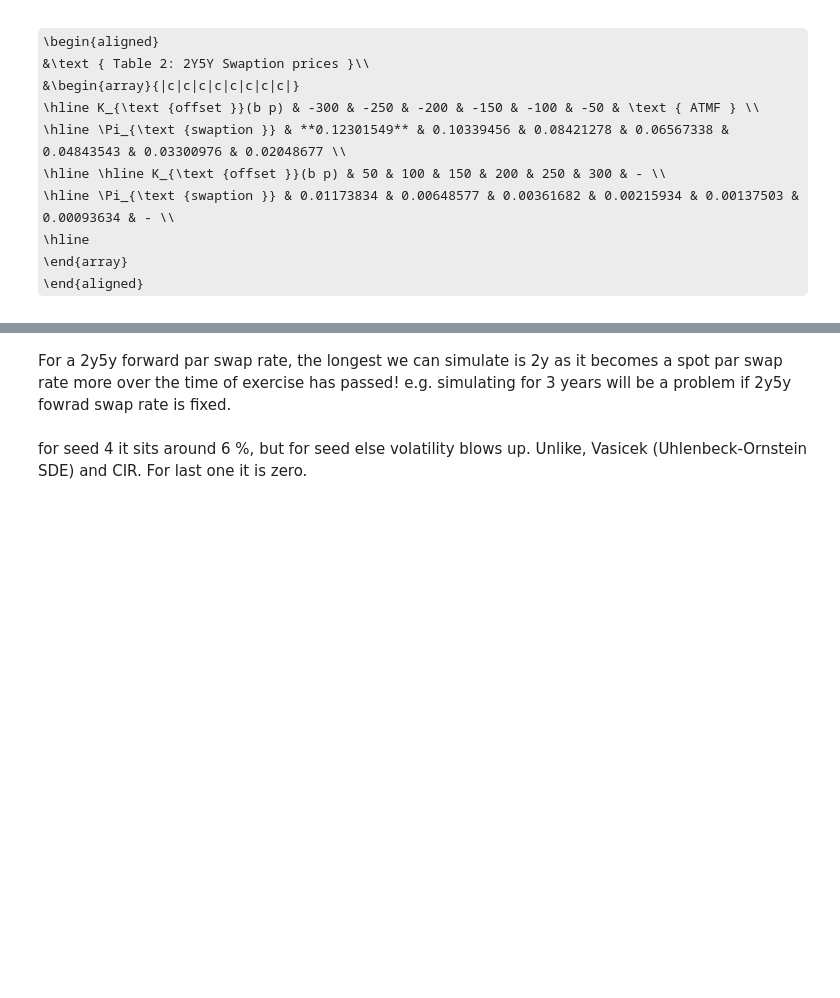
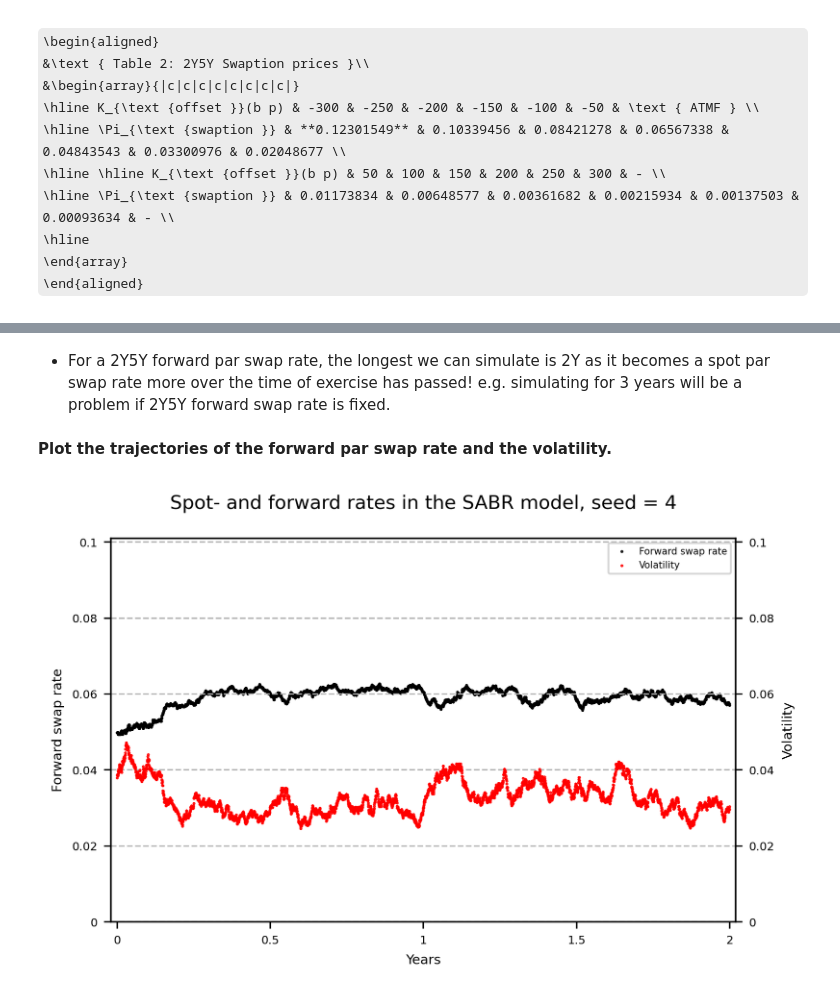
Before and after one commit to HansChristianPOLIT/Fixed-Income-Derivatives, a Jupyter notebook: SABRprep.ipynb, the cells around one changed output, grey strips where cells are left out. Saved outputs shown, nothing was run; the diff lists cells and outputs as text; code cells hidden in the pictures; some formulas as TeX source; blank space fills up the shorter version.

```diff
--- a/SABRprep.ipynb
+++ b/SABRprep.ipynb
@@ -108,4 +189,46 @@ NameError: name 'K_swaption_offset' is not defined
 # %% [markdown]
-For a 2y5y forward par swap rate, the longest we can simulate is 2y as it becomes a spot par swap rate more over the time of exercise has passed! e.g. simulating for 3 years will be a problem if 2y5y fowrad swap rate is fixed.
+- For a 2Y5Y forward par swap rate, the longest we can simulate is 2Y as it becomes a spot par swap rate more over the time of exercise has passed! e.g. simulating for 3 years will be a problem if 2Y5Y forward swap rate is fixed.
-# %% [markdown]
-for seed 4 it sits around 6 %, but for seed else volatility blows up. Unlike, Vasicek (Uhlenbeck-Ornstein SDE) and CIR. For last one it is zero.
+# %% [markdown]
+**Plot the trajectories of the forward par swap rate and the volatility.**
+# %%
+seed = 4  # Plot that looks realistic
+#seed = 13 # volatility blows up
+#seed = 3  # Volatility goes to 0 14 maybe
+#np.random.seed(4)  # Plot that looks realistic
+#np.random.seed(13)  # Volatility blows up
+#np.random.seed(3)  # Volatility goes to 0 14 maybe
+np.random.seed(seed)
+T_simul, M_simul = 2, 4_000
+F_simul, sigma_simul = fid.sabr_simul(R_swap,sigma_0,beta,upsilon,rho,M_simul,T_simul)
+t_simul = np.array([i*T_simul/M_simul for i in range(0,M_simul+1)])
+# %%
+# PLot of simulated values in the SABR model
+fig = plt.figure(constrained_layout=False, dpi = 300, figsize = (6,4))
+fig.suptitle(f"Spot- and forward rates in the SABR model, seed = {seed}", fontsize = 10)
+gs = fig.add_gridspec(nrows=1,ncols=1,left=0.12,bottom=0.2,right=0.88,top=0.90,wspace=0,hspace=0)
+ax = fig.add_subplot(gs[0,0])
+xticks = [0,0.5,1,1.5,2]
+ax.set_xticks(xticks)
+ax.set_xticklabels(xticks,fontsize = 6)
+ax.set_xlim([xticks[0]-0.02,xticks[-1]+0.02])
+plt.xlabel(f"Years",fontsize = 7)
+ax.set_yticks([0,0.02,0.04,0.06,0.08,0.1])
+ax.set_yticklabels([0,0.02,0.04,0.06,0.08,0.1],fontsize = 6)
+ax.set_ylim([0,0.101])
+plt.grid(axis = 'y', which='major', color=(0.7,0.7,0.7,0), linestyle='--')
+# plt.minorticks_on()
+# plt.grid(which='minor', color='grey', linestyle='--')
+ax.set_ylabel(f"Forward swap rate",fontsize = 7)
+p1 = ax.scatter(t_simul, F_simul, s = 1, color = 'black', marker = ".",label="Forward swap rate")
+ax2 = ax.twinx()
+ax2.set_yticks([0,0.02,0.04,0.06,0.08,0.1])
+ax2.set_yticklabels([0,0.02,0.04,0.06,0.08,0.1],fontsize = 6)
+ax2.set_ylim([0,0.101])
+ax2.set_ylabel(f"Volatility",fontsize = 7)
+p2 = ax2.scatter(t_simul, sigma_simul, s = 1, color = 'red', marker = ".",label="Volatility")
+plots = [p1,p2]
+labels = [item.get_label() for item in plots]
+ax.legend(plots,labels,loc="upper right",fontsize = 5)
+plt.show()
+# %% [output]
+[figure, added]
```
Also changed, not shown: parts of 70 cells of this notebook.
